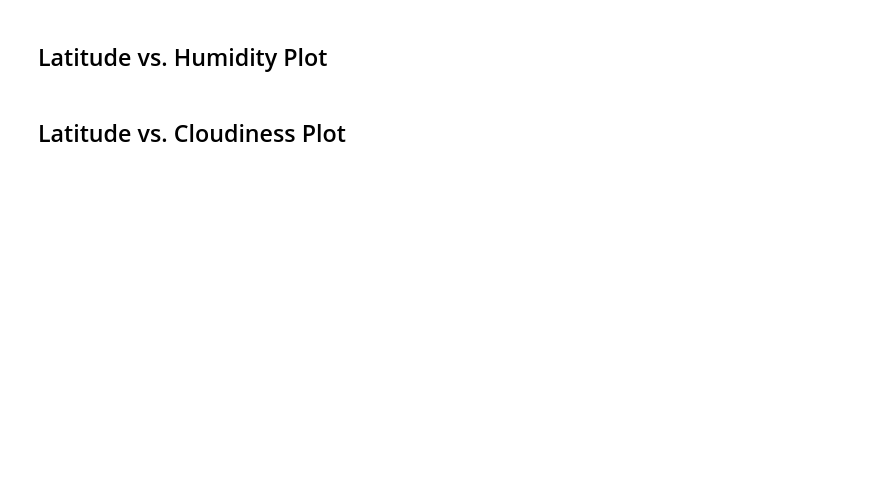
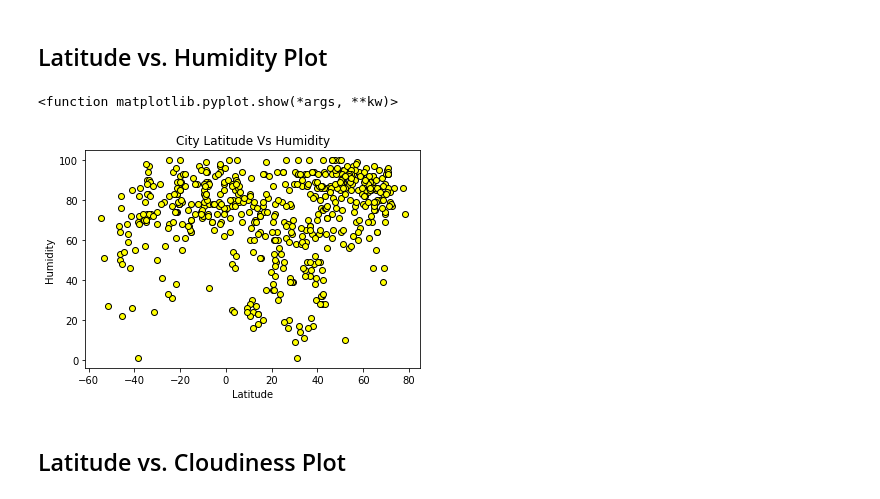
Before and after one commit to flbpilot/Python-API-Challenge, a Jupyter notebook: starter_code/WeatherPy.ipynb, the cells around one changed output. Cells and saved outputs as stored; diff of their text form; code cells hidden in the pictures; blank space fills up the shorter version.

```diff
--- a/starter_code/WeatherPy.ipynb
+++ b/starter_code/WeatherPy.ipynb
@@ -132,4 +199,17 @@ Skip this step if there are no cities that have humidity > 100%.
 # %% [markdown]
 ## Latitude vs. Humidity Plot
+# %%
+#lat vs Humidity Scatter plot
+plt.scatter(clean_city_data["Latitude"], clean_city_data["Humidity"], facecolor= "yellow", edgecolor="black")
+#Plot Title
+plt.title("City Latitude Vs Humidity")
+#X axis Label
+plt.xlabel("Latitude")
+#Y axis label
+plt.ylabel("Humidity")
+plt.show
+# %% [output]
+<function matplotlib.pyplot.show(*args, **kw)>
+[figure, added]
 # %% [markdown]
 ## Latitude vs. Cloudiness Plot
```
Also changed, not shown: parts of 19 cells of this notebook, 2 other files.
